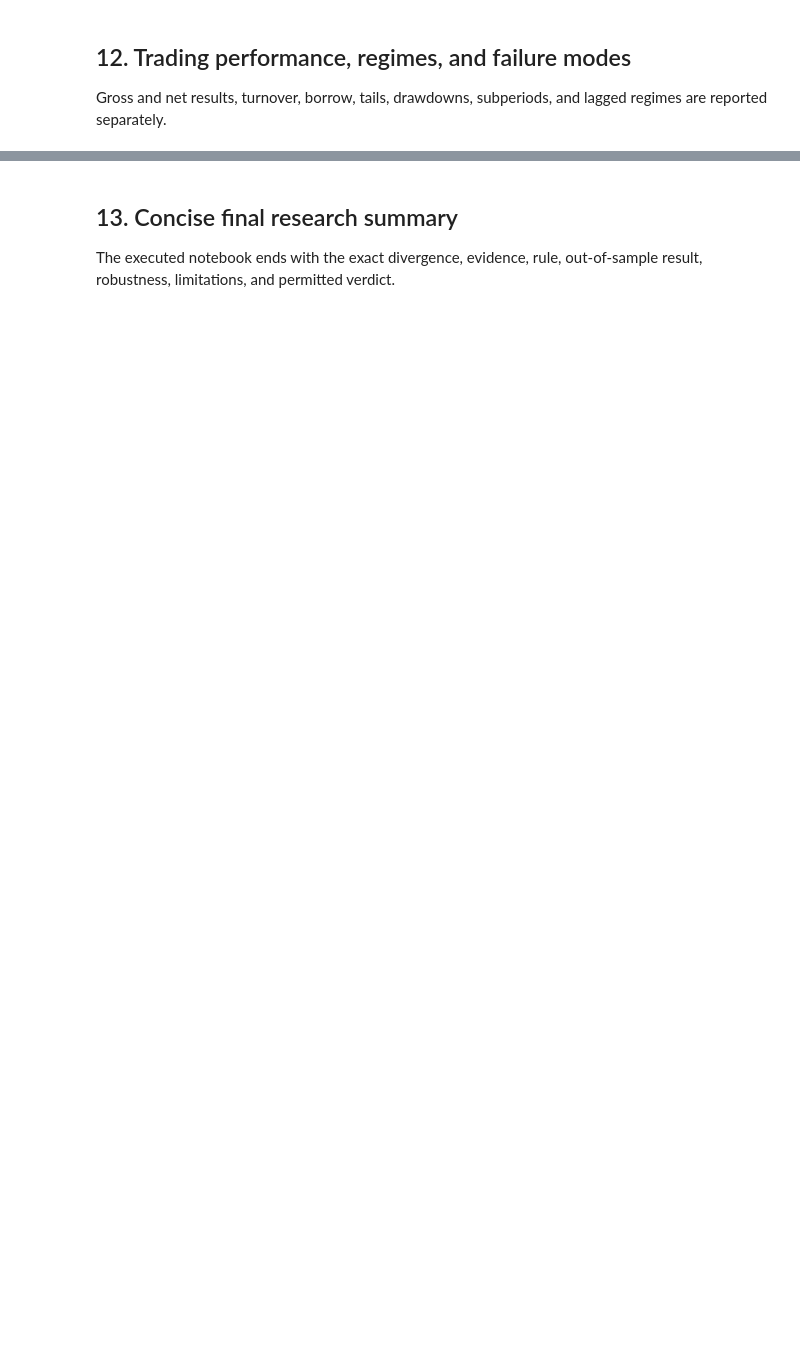
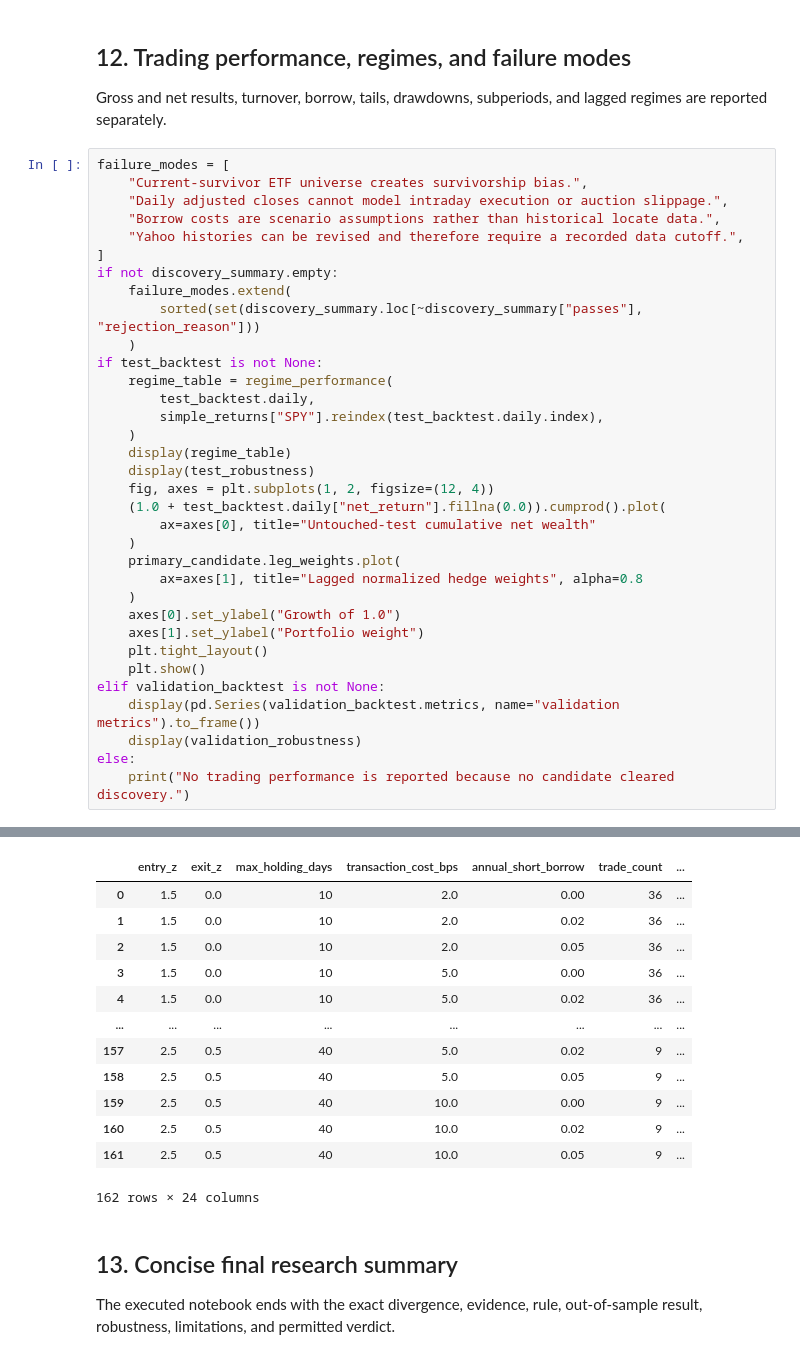
Before and after one commit to piper-of-dawn/ats, a Jupyter notebook: notebooks/gold.ipynb, the cells around one changed output, grey strips where cells are left out. Drawn from its saved outputs; the diff is of its cells as text; blank space fills up the shorter version.

```diff
--- a/notebooks/gold.ipynb
+++ b/notebooks/gold.ipynb
@@ -1068,3 +1449,38 @@ At most one validated primary candidate reaches this section.
 ## 12. Trading performance, regimes, and failure modes
 
 Gross and net results, turnover, borrow, tails, drawdowns, subperiods, and lagged regimes are reported separately.
+# %%
+failure_modes = [
+    "Current-survivor ETF universe creates survivorship bias.",
+    "Daily adjusted closes cannot model intraday execution or auction slippage.",
+    "Borrow costs are scenario assumptions rather than historical locate data.",
+    "Yahoo histories can be revised and therefore require a recorded data cutoff.",
+]
+if not discovery_summary.empty:
+    failure_modes.extend(
+        sorted(set(discovery_summary.loc[~discovery_summary["passes"], "rejection_reason"]))
+    )
+if test_backtest is not None:
+    regime_table = regime_performance(
+        test_backtest.daily,
+        simple_returns["SPY"].reindex(test_backtest.daily.index),
+    )
+    display(regime_table)
+    display(test_robustness)
+    fig, axes = plt.subplots(1, 2, figsize=(12, 4))
+    (1.0 + test_backtest.daily["net_return"].fillna(0.0)).cumprod().plot(
+        ax=axes[0], title="Untouched-test cumulative net wealth"
+    )
+    primary_candidate.leg_weights.plot(
+        ax=axes[1], title="Lagged normalized hedge weights", alpha=0.8
+    )
+    axes[0].set_ylabel("Growth of 1.0")
+    axes[1].set_ylabel("Portfolio weight")
+    plt.tight_layout()
+    plt.show()
+elif validation_backtest is not None:
+    display(pd.Series(validation_backtest.metrics, name="validation metrics").to_frame())
+    display(validation_robustness)
+else:
+    print("No trading performance is reported because no candidate cleared discovery.")
+# %% [output]
@@ -1071,3 +1504,16 @@ Gross and net results, turnover, borrow, tails, drawdowns, subperiods, and lagge
+|  | entry_z | exit_z | max_holding_days | transaction_cost_bps | annual_short_borrow | trade_count | ... |
+| 0 | 1.5 | 0.0 | 10 | 2.0 | 0.00 | 36 | ... |
+| 1 | 1.5 | 0.0 | 10 | 2.0 | 0.02 | 36 | ... |
+| 2 | 1.5 | 0.0 | 10 | 2.0 | 0.05 | 36 | ... |
+| 3 | 1.5 | 0.0 | 10 | 5.0 | 0.00 | 36 | ... |
+| 4 | 1.5 | 0.0 | 10 | 5.0 | 0.02 | 36 | ... |
+| ... | ... | ... | ... | ... | ... | ... | ... |
+| 157 | 2.5 | 0.5 | 40 | 5.0 | 0.02 | 9 | ... |
+| 158 | 2.5 | 0.5 | 40 | 5.0 | 0.05 | 9 | ... |
+| 159 | 2.5 | 0.5 | 40 | 10.0 | 0.00 | 9 | ... |
+| 160 | 2.5 | 0.5 | 40 | 10.0 | 0.02 | 9 | ... |
+| 161 | 2.5 | 0.5 | 40 | 10.0 | 0.05 | 9 | ... |
+162 rows × 24 columns
 # %% [markdown]
 ## 13. Concise final research summary
 
```
Also changed, not shown: parts of 18 cells of this notebook, 1 other file.
